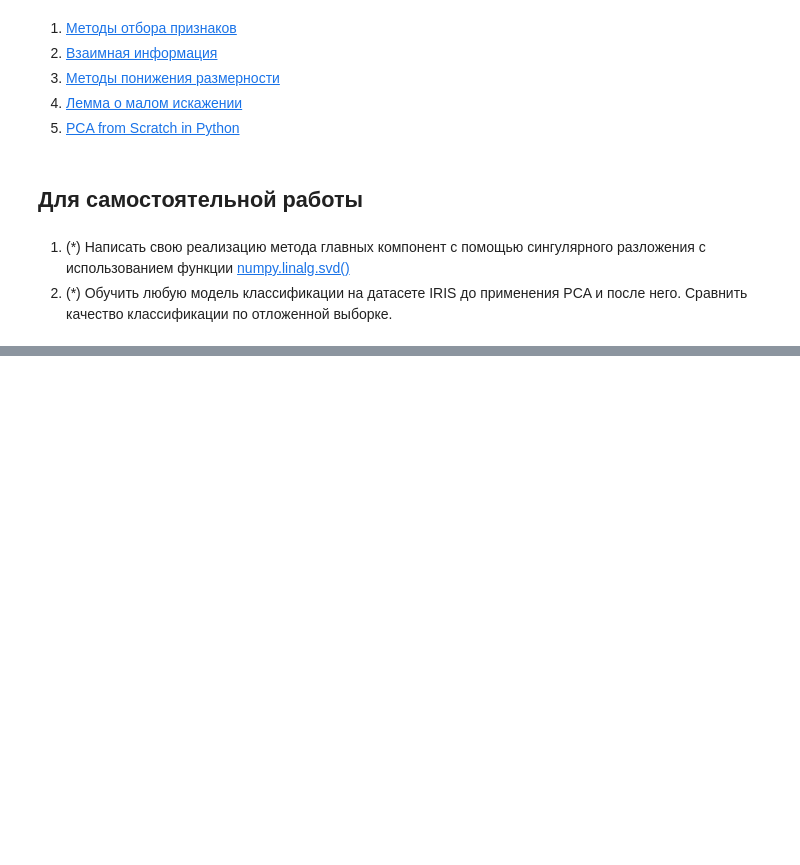
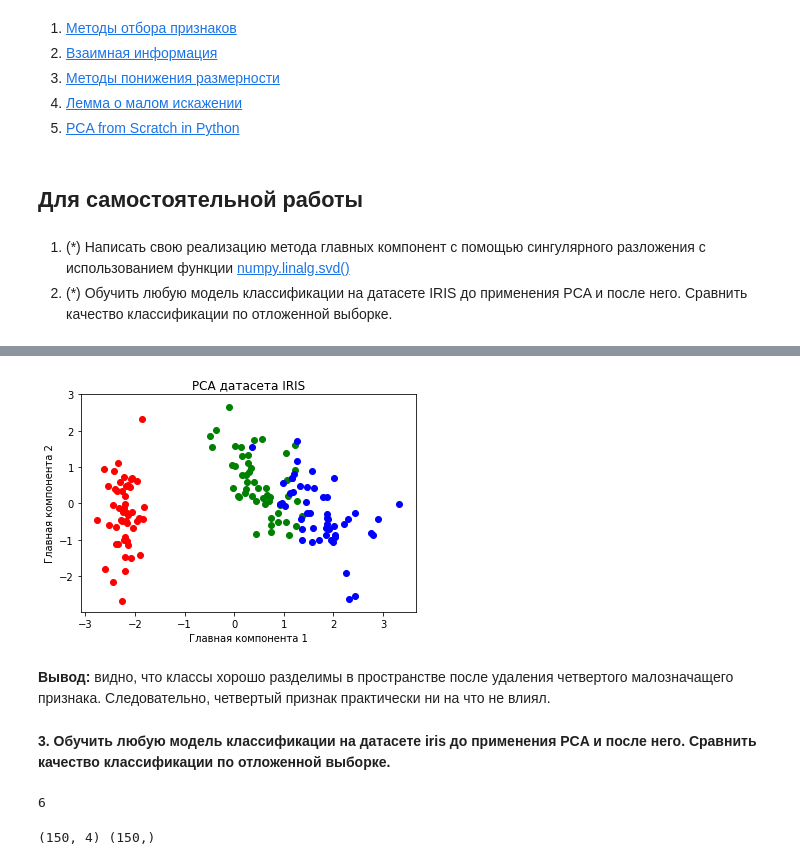
Before and after one commit to studentotlichnik/Data-Analysis-Algorithms, a Jupyter notebook: Lesson_8.ipynb, the cells around one changed output, grey strips where cells are left out. Drawn from its saved outputs; the diff is of its cells as text; code cells hidden in the pictures; blank space fills up the shorter version.

```diff
--- a/Lesson_8.ipynb
+++ b/Lesson_8.ipynb
@@ -219,0 +287,4 @@ PCA наиболее хорошо работает, когда собствен
+# %%
+# Оставим только три первых признака
+W_ = np.hstack((V_[0].reshape(4,1), V_[1].reshape(4,1), V_[2].reshape(4,1)))
+W_
@@ -219,0 +296,3 @@ PCA наиболее хорошо работает, когда собствен
+# %%
+Z_ = X_.dot(W_)
+Z_[:10]
@@ -219,0 +310,19 @@ PCA наиболее хорошо работает, когда собствен
+# %%
+plt.figure()
+y = iris.target
+for c, i in zip("rgb", [0, 1, 2]):
+    plt.scatter(Z_[y==i, 0], Z_[y==i, 1], c=c)
+plt.xlabel('Главная компонента 1')
+plt.ylabel('Главная компонента 2')
+plt.title('PCA датасета IRIS')
+plt.show()
+# %% [output]
+[figure, added]
+# %% [markdown]
+**Вывод:** видно, что классы хорошо разделимы в пространстве после удаления четвертого малозначащего признака. Следовательно, четвертый признак практически ни на что не влиял.
+# %% [markdown]
+**3. Обучить любую модель классификации на датасете iris до применения PCA и после него. Сравнить качество классификации по отложенной выборке.**
+# %%
+len(iris)
+# %% [output]
+6
@@ -219,0 +332,4 @@ PCA наиболее хорошо работает, когда собствен
+# %%
+print(X.shape, y.shape)
+# %% [output]
+(150, 4) (150,)
```
Also changed, not shown: parts of 28 cells of this notebook.
